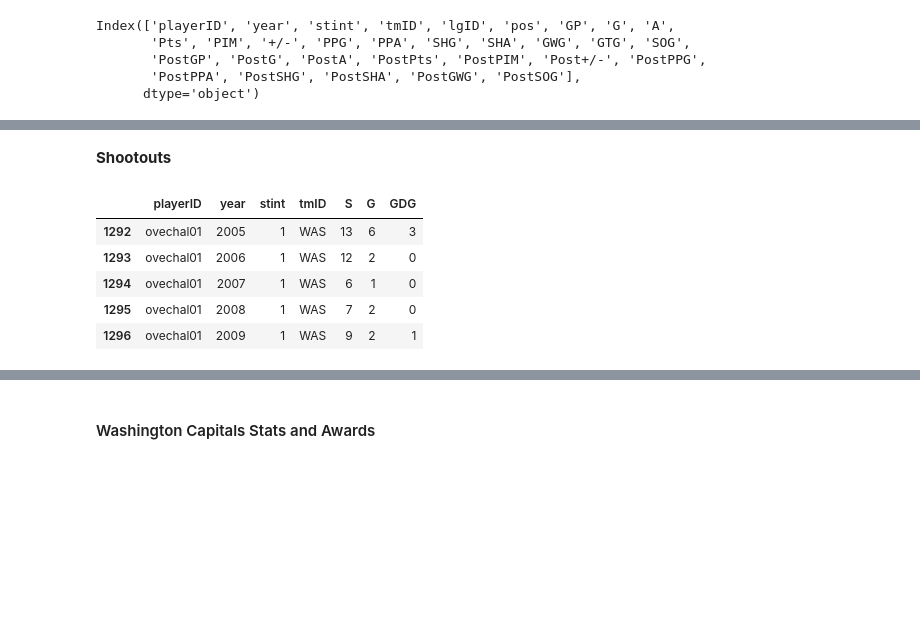
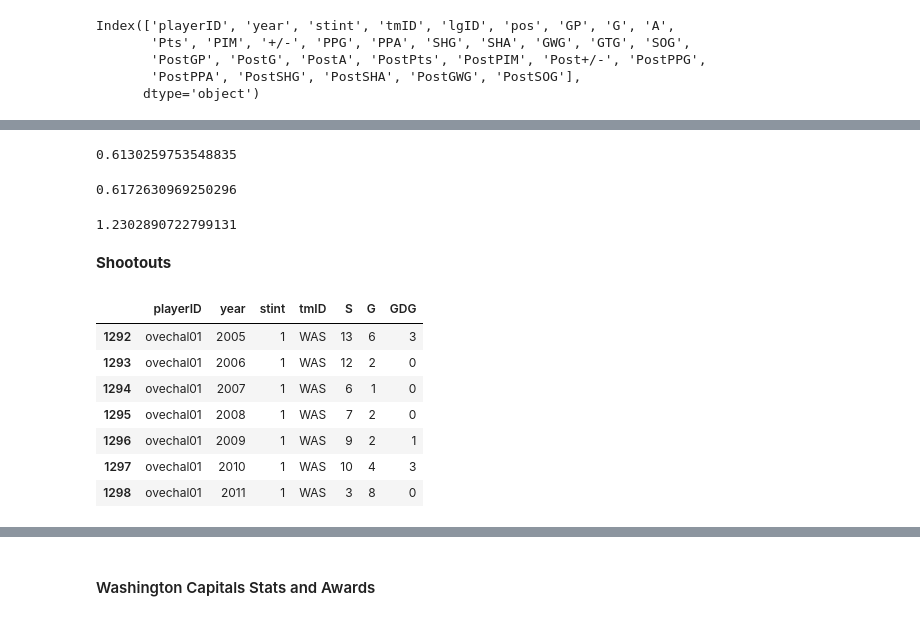
Before and after one commit to aakiyanova/Hockey-Data-Analysis, a Jupyter notebook: notebooks/notebook-3-ovechkin-data.ipynb, the cells around one changed output, grey strips where cells are left out. Saved outputs shown, nothing was run; the diff lists cells and outputs as text; code cells hidden in the pictures; blank space fills up the shorter version.

```diff
--- a/notebooks/notebook-3-ovechkin-data.ipynb
+++ b/notebooks/notebook-3-ovechkin-data.ipynb
@@ -62,6 +79,8 @@ Index(['playerID', 'year', 'stint', 'tmID', 'lgID', 'pos', 'GP', 'G', 'A',
        'PostGP', 'PostG', 'PostA', 'PostPts', 'PostPIM', 'Post+/-', 'PostPPG',
        'PostPPA', 'PostSHG', 'PostSHA', 'PostGWG', 'PostSOG'],
       dtype='object')
+# %%
+pd.options.display.float_format = '{:.1f}'.format
 # %%
 # observe stats scoring stats related to the player
 ovechkin_score = scoring.loc[scoring['playerID'] == 'ovechal01']
@@ -76,0 +205,14 @@ ovechkin_score.head()
+# %%
+# average goals per game
+statistics.mean(ovechkin_score['G'] / ovechkin_score['GP'])
+# %% [output]
+0.6130259753548835
+# %%
+# average assists per game
+statistics.mean(ovechkin_score['A'] / ovechkin_score['GP'])
+# %% [output]
+0.6172630969250296
+# %%
+statistics.mean(ovechkin_score['Pts'] / ovechkin_score['GP'])
+# %% [output]
+1.2302890722799131
@@ -82,11 +228,13 @@ shoot = pd.read_csv('data/ScoringShootout.csv')
 # %%
-# observe shots / goals ratio
+# filter stats related to Ovechkin
 ovechkin_shoot = shoot.loc[shoot['playerID'] == 'ovechal01']
-ovechkin_shoot.head()
+ovechkin_shoot
 # %% [output]
 |  | playerID | year | stint | tmID | S | G | GDG |
 | 1292 | ovechal01 | 2005 | 1 | WAS | 13 | 6 | 3 |
 | 1293 | ovechal01 | 2006 | 1 | WAS | 12 | 2 | 0 |
 | 1294 | ovechal01 | 2007 | 1 | WAS | 6 | 1 | 0 |
 | 1295 | ovechal01 | 2008 | 1 | WAS | 7 | 2 | 0 |
 | 1296 | ovechal01 | 2009 | 1 | WAS | 9 | 2 | 1 |
+| 1297 | ovechal01 | 2010 | 1 | WAS | 10 | 4 | 3 |
+| 1298 | ovechal01 | 2011 | 1 | WAS | 3 | 8 | 0 |
```
Also changed, not shown: parts of 28 cells of this notebook, 26 other files.
